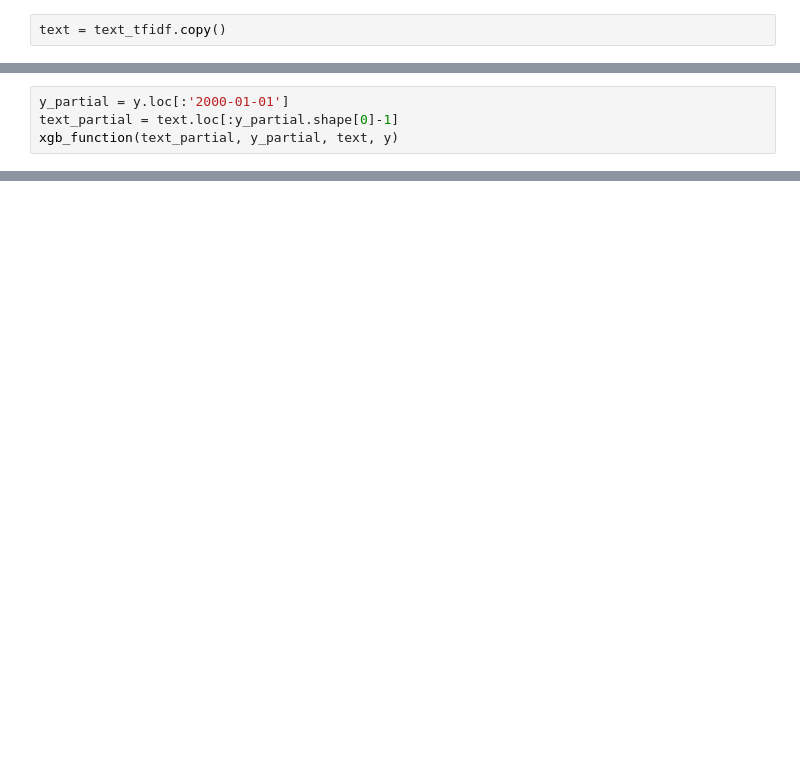
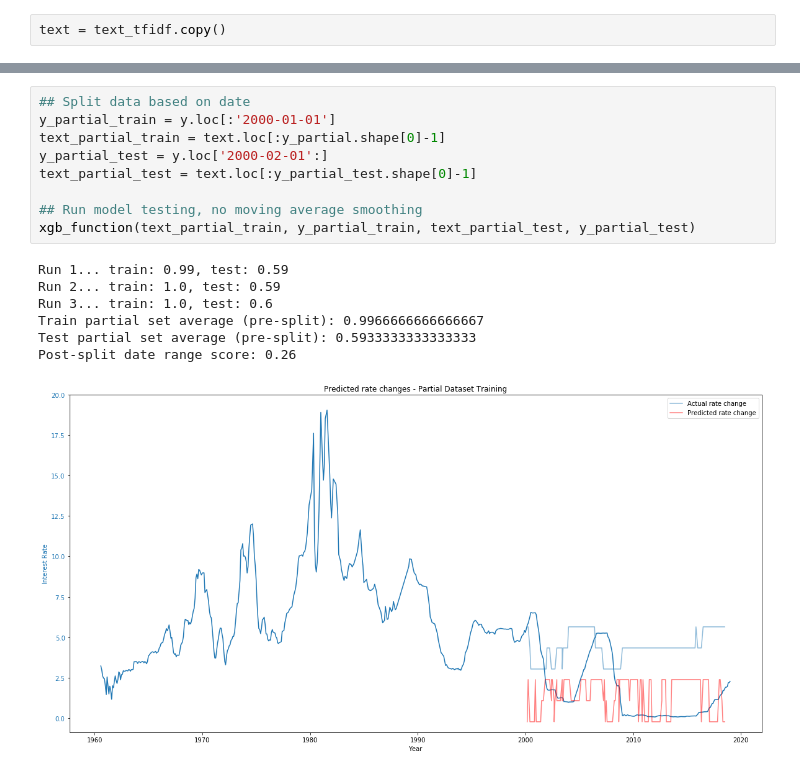
Before and after one commit to mitchdshawn/interest_rate_forecaster, a Jupyter notebook: 02 analysis.ipynb, the cells around one changed output, grey strips where cells are left out. Saved outputs shown, nothing was run; the diff lists cells and outputs as text; blank space fills up the shorter version.

```diff
--- a/02 analysis.ipynb
+++ b/02 analysis.ipynb
@@ -657,4 +643,0 @@ Again this is leaning towards curve-fitting.  We'll use a smaller training set,
-# %%
-y_partial = y.loc[:'2000-01-01']
-text_partial = text.loc[:y_partial.shape[0]-1]
-xgb_function(text_partial, y_partial, text, y)
@@ -669 +658,18 @@ Full data run: 0.77
+# %%
+## Split data based on date
+y_partial_train = y.loc[:'2000-01-01']
+text_partial_train = text.loc[:y_partial.shape[0]-1]
+y_partial_test = y.loc['2000-02-01':]
+text_partial_test = text.loc[:y_partial_test.shape[0]-1]
+
+## Run model testing, no moving average smoothing
+xgb_function(text_partial_train, y_partial_train, text_partial_test, y_partial_test)
+# %% [output]
+Run 1... train: 0.99, test: 0.59
+Run 2... train: 1.0, test: 0.59
+Run 3... train: 1.0, test: 0.6
+Train partial set average (pre-split): 0.9966666666666667
+Test partial set average (pre-split): 0.5933333333333333
+Post-split date range score: 0.26
+[figure, added]
 # %%
```
Also changed, not shown: parts of 21 cells of this notebook, 4 other files.
